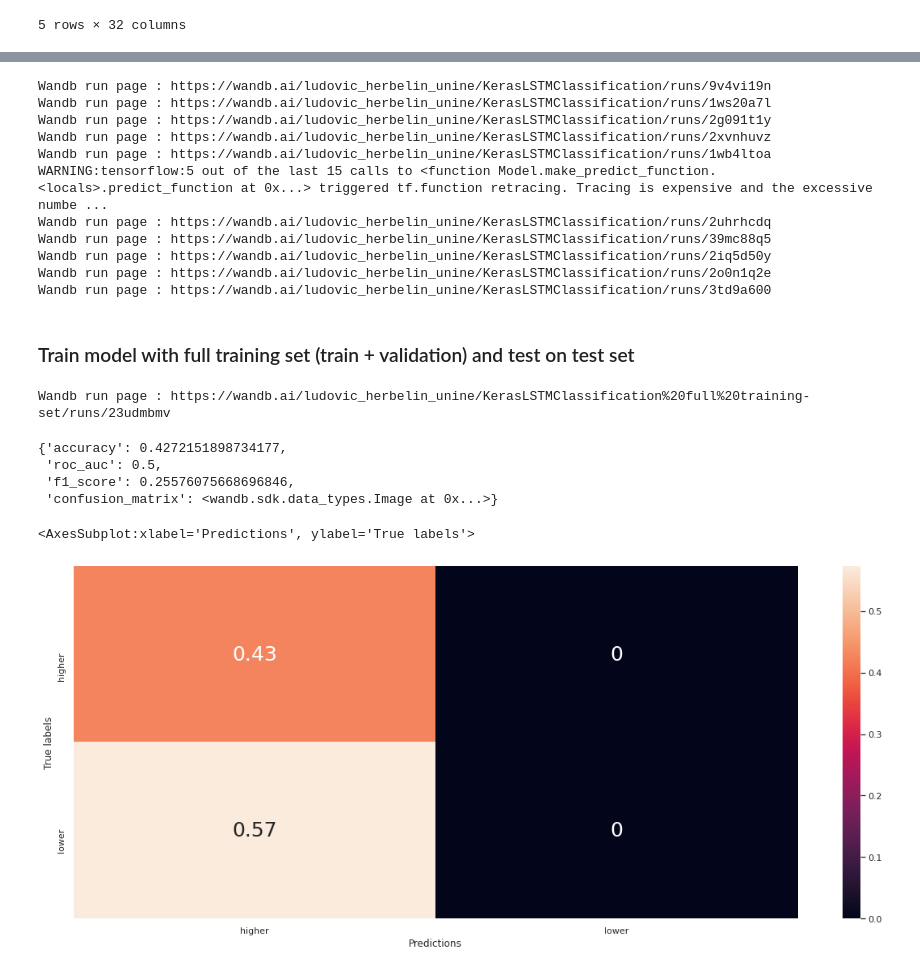
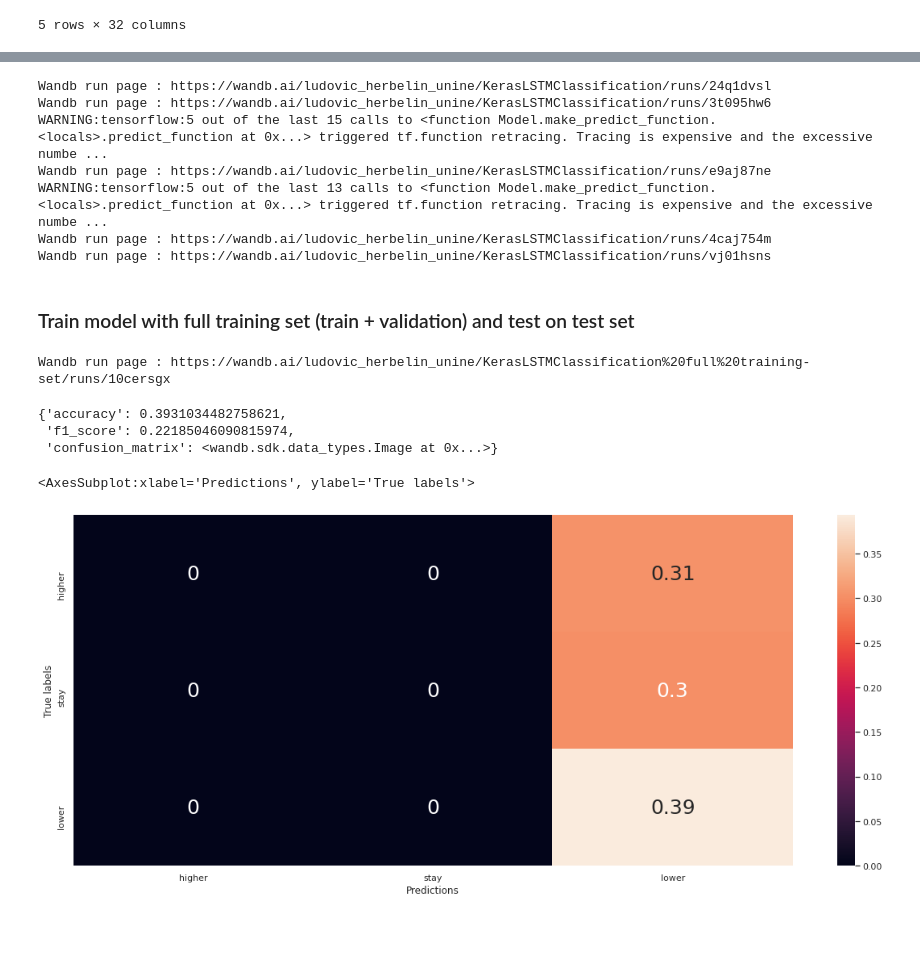
Before and after one commit to Naralas/StonksMarketPrediction, a Jupyter notebook: notebooks/KerasLSTMClassification.ipynb, the cells around one changed output, grey strips where cells are left out. Drawn from its saved outputs; the diff is of its cells as text; code cells hidden in the pictures; blank space fills up the shorter version.

```diff
--- a/notebooks/KerasLSTMClassification.ipynb
+++ b/notebooks/KerasLSTMClassification.ipynb
@@ -22,7 +22,7 @@ project_label='KerasLSTMClassification'
 
 predict_n = 5
 
-THRESH_DIFF = None
+THRESH_DIFF = 0.005
 # %%
 data_wrapper = StocksDataWrapper.read_from(file_path=f"{DATA_PATH}{quotation}{FILE_SUFFIX}", thresh_diff=THRESH_DIFF,
                                            compute_features=True, predict_n=predict_n, normalize=True)
@@ -39,11 +39,10 @@ data_wrapper.head()
 # %%
 y_column = 'Next'
 seq_len = 5
-n_splits=10
+n_splits=5
 val_size = 0.2
 
-features = ['Close', 'Volume', 'MACD_diff', 'RSI(14)',
-            'EMA(14)', 'SMA(10)', 'SMA(20) - SMA(10)','PercentageDiff', 'LowLen', 'RSI_diff', 'BodyLen', 'Volume_diff']
+features = ['Volume', 'Close', 'LowLen', 'Difference', 'SMA(20) - SMA(10)', 'BG_H_Band_Indicator', 'MACD']
 datasets_splits = data_wrapper.get_datasets(n_splits=n_splits, val_size=val_size, sequences=True, seq_len=5, y_column=y_column, features_list=features)
 
 datasets_splits.shape
@@ -68,7 +67,7 @@ config_dict = dict(
     learning_rate = 0.01,
     batch_size = 32,
     sequence_length=seq_len,
-    n_epochs = 100,
+    n_epochs = 10,
     n_splits = n_splits,
     val_size = val_size,
 )
@@ -89,17 +88,13 @@ for split_id, split in tqdm(enumerate(datasets_splits)):
     trainer = KerasClassificationTrainer(model, project_label=project_label)
     trainer.train(train_set, val_set)
 # %% [output]
-Wandb run page : https://wandb.ai/ludovic_herbelin_unine/KerasLSTMClassification/runs/9v4vi19n
-Wandb run page : https://wandb.ai/ludovic_herbelin_unine/KerasLSTMClassification/runs/1ws20a7l
-Wandb run page : https://wandb.ai/ludovic_herbelin_unine/KerasLSTMClassification/runs/2g091t1y
-Wandb run page : https://wandb.ai/ludovic_herbelin_unine/KerasLSTMClassification/runs/2xvnhuvz
-Wandb run page : https://wandb.ai/ludovic_herbelin_unine/KerasLSTMClassification/runs/1wb4ltoa
+Wandb run page : https://wandb.ai/ludovic_herbelin_unine/KerasLSTMClassification/runs/24q1dvsl
+Wandb run page : https://wandb.ai/ludovic_herbelin_unine/KerasLSTMClassification/runs/3t095hw6
 WARNING:tensorflow:5 out of the last 15 calls to <function Model.make_predict_function.<locals>.predict_function at 0x...> triggered tf.function retracing. Tracing is expensive and the excessive numbe ...
-Wandb run page : https://wandb.ai/ludovic_herbelin_unine/KerasLSTMClassification/runs/2uhrhcdq
-Wandb run page : https://wandb.ai/ludovic_herbelin_unine/KerasLSTMClassification/runs/39mc88q5
-Wandb run page : https://wandb.ai/ludovic_herbelin_unine/KerasLSTMClassification/runs/2iq5d50y
-Wandb run page : https://wandb.ai/ludovic_herbelin_unine/KerasLSTMClassification/runs/2o0n1q2e
-Wandb run page : https://wandb.ai/ludovic_herbelin_unine/KerasLSTMClassification/runs/3td9a600
+Wandb run page : https://wandb.ai/ludovic_herbelin_unine/KerasLSTMClassification/runs/e9aj87ne
+WARNING:tensorflow:5 out of the last 13 calls to <function Model.make_predict_function.<locals>.predict_function at 0x...> triggered tf.function retracing. Tracing is expensive and the excessive numbe ...
+Wandb run page : https://wandb.ai/ludovic_herbelin_unine/KerasLSTMClassification/runs/4caj754m
+Wandb run page : https://wandb.ai/ludovic_herbelin_unine/KerasLSTMClassification/runs/vj01hsns
 # %% [markdown]
 ### Train model with full training set (train + validation) and test on test set
 # %%
@@ -110,17 +105,16 @@ final_model = LSTMModel(config_dict, seq_len, len(features), output_dim=len(np.u
 trainer = KerasClassificationTrainer(model, project_label=f"{project_label} full training-set")
 trainer.train(full_train_set, val_set=test_set)
 # %% [output]
-Wandb run page : https://wandb.ai/ludovic_herbelin_unine/KerasLSTMClassification%20full%20training-set/runs/23udmbmv
+Wandb run page : https://wandb.ai/ludovic_herbelin_unine/KerasLSTMClassification%20full%20training-set/runs/10cersgx
-{'accuracy': 0.4272151898734177,
- 'roc_auc': 0.5,
- 'f1_score': 0.25576075668696846,
+{'accuracy': 0.3931034482758621,
+ 'f1_score': 0.22185046090815974,
  'confusion_matrix': <wandb.sdk.data_types.Image at 0x...>}
 # %%
 from helpers.plots_helper import plot_heatmap
 
 predictions, labels = trainer.predict(test_set)
 predictions = predictions.argmax(axis=1)
-plot_heatmap(labels=labels, predictions=predictions, class_labels=['higher', 'lower'])
+plot_heatmap(labels=labels, predictions=predictions, class_labels=['higher', 'stay', 'lower'])
 # %% [output]
 <AxesSubplot:xlabel='Predictions', ylabel='True labels'>
-[figure, old version]
+[figure, new version]
```
Also changed, not shown: parts of 2 cells of this notebook, 25 other files.
